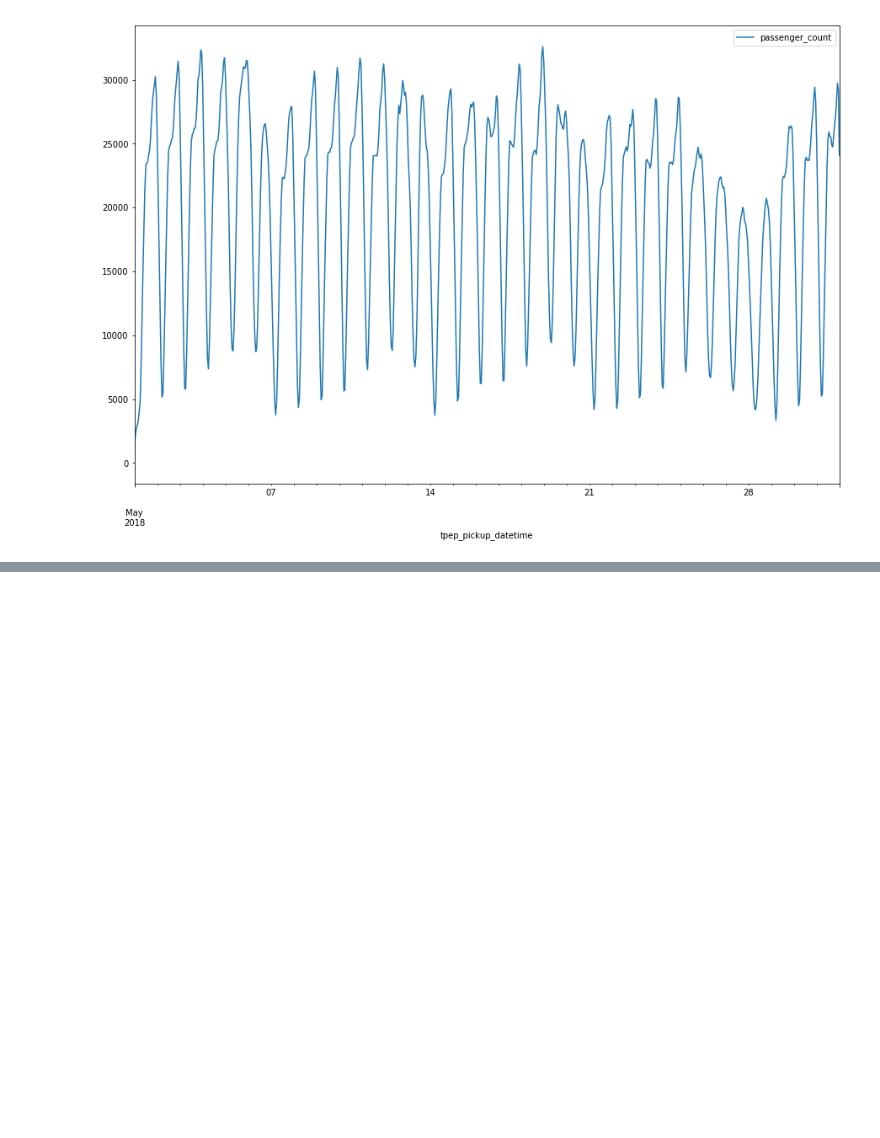
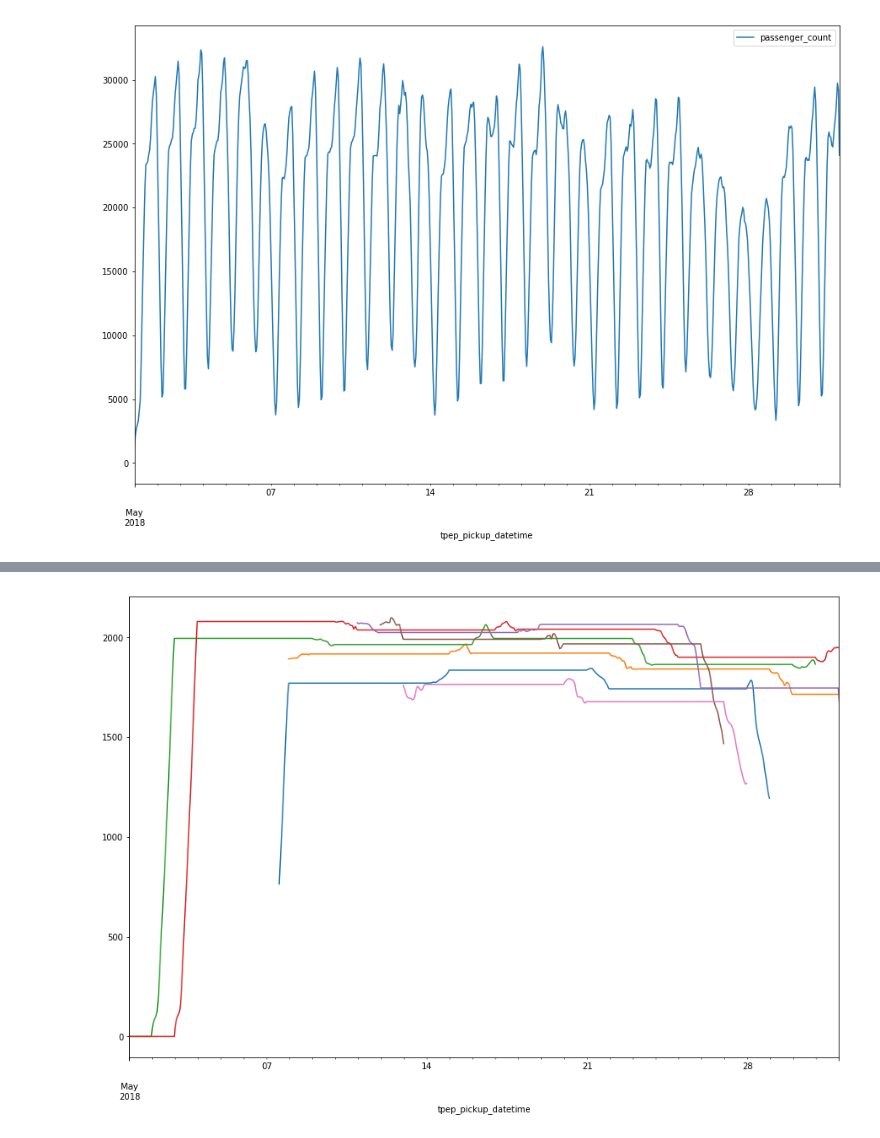
Before and after one commit to AshwathSalimath/amazon-lab, a Jupyter notebook: notebooks/Analysis.ipynb, the cells around one changed output, grey strips where cells are left out. Drawn from its saved outputs; the diff is of its cells as text; code cells hidden in the pictures; blank space fills up the shorter version.

```diff
--- a/notebooks/Analysis.ipynb
+++ b/notebooks/Analysis.ipynb
@@ -55,0 +54,10 @@ day_of_week =
+# %%
+weekday_sets = [None] * 7
+
+for day_idx in range(0,7):
+    weekday_sets[day_idx] = dataset[dataset.index.weekday==day_idx]
+# %%
+for day_idx in range(0,7):
+    weekday_sets[day_idx]['RatecodeID'].resample('60T').sum().rolling(24*7).mean().plot(xlim=('2018-05-01 00:00:00','2018-05-31 23:59:59'), figsize=(15,10))
+# %% [output]
+[figure, added]
```
Also changed, not shown: parts of 6 cells of this notebook.
